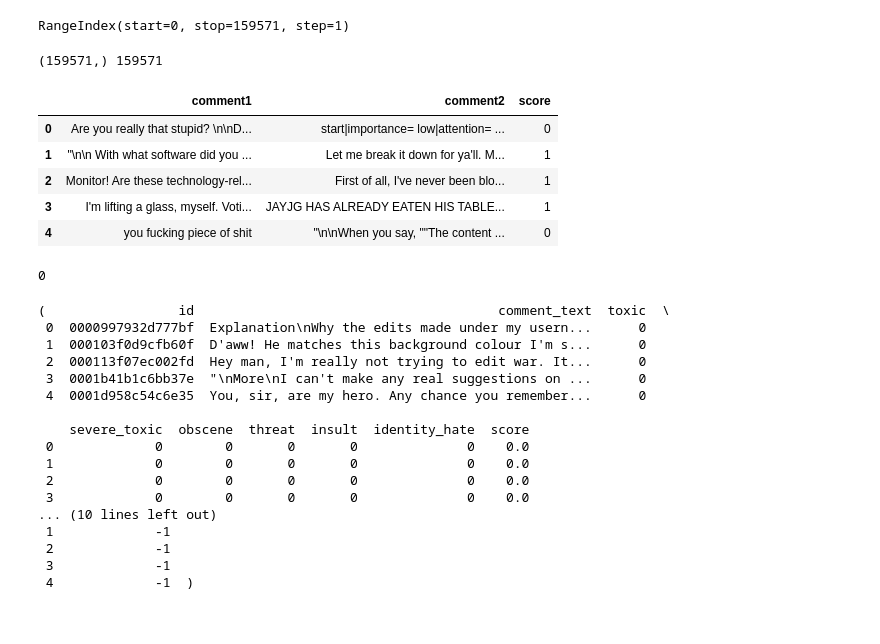
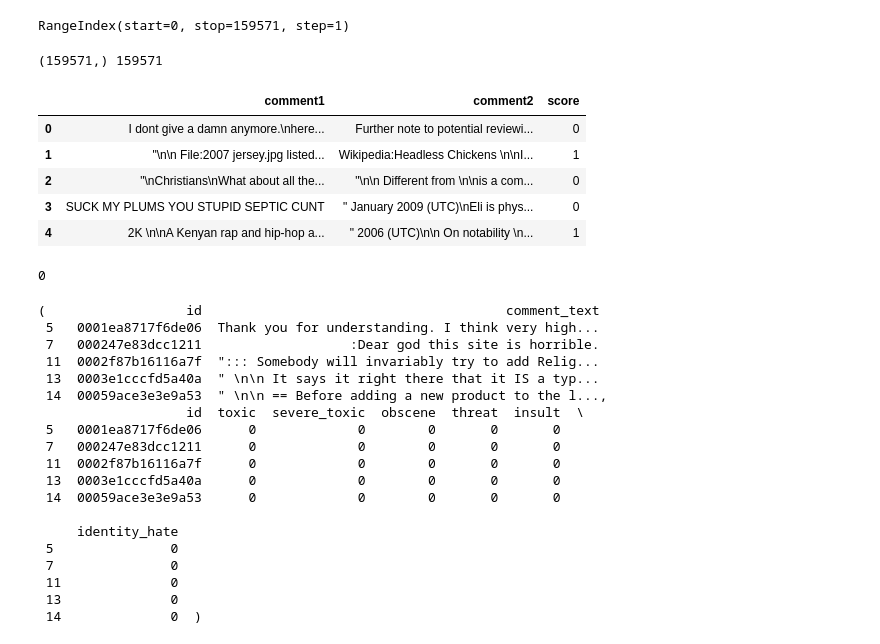
Before and after one commit to rajpabari/gflownets-rlhf, a Jupyter notebook: Generate_label_pairs.ipynb, the cells around one changed output. Drawn from its saved outputs; the diff is of its cells as text; code cells hidden in the pictures.

```diff
--- a/Generate_label_pairs.ipynb
+++ b/Generate_label_pairs.ipynb
@@ -43,7 +43,7 @@ RangeIndex(start=0, stop=159571, step=1)
 from tqdm import tqdm
 import itertools
 import random
-def create_pairwise_dataset(df,max_size=250000):
+def create_pairwise_dataset(df,max_size=80000):
     # Create all pairwise combinations of comments
     pool = np.random.permutation(df.index.stop)
     pool2 = np.random.permutation(df.index.stop)
@@ -57,38 +57,38 @@ def create_pairwise_dataset(df,max_size=250000):
       while len(pairs) < max_size:
           k+=1
           if k == df.index.stop-1:
               pool = np.random.permutation(df.index.stop)
               pool2 = np.random.permutation(df.index.stop)
               k=0
           #print(k,pool[k],pool2[k])
           i=pool[k]
           j=pool2[k]
           comment_i = df.loc[i, 'comment_text']
           comment_j = df.loc[j, 'comment_text']
           score_i = df.loc[i, 'score']
           score_j = df.loc[j, 'score']
 
           # Determine the label based on the scores
           if score_i < score_j:
               label = 1
           elif score_i > score_j:
               label = 0
           else:
             continue
           pairs.append((comment_i, comment_j, label))
           pbar.update(1)
 
     return  pd.DataFrame(pairs, columns=["comment1","comment2","score"])
 train_df = create_pairwise_dataset(train_data)
 train_df.head()
 # %% [output]
 (159571,) 159571
 |  | comment1 | comment2 | score |
-| 0 | Are you really that stupid? \n\nD... | start|importance= low|attention= ... | 0 |
-| 1 | "\n\n With what software did you ... | Let me break it down for ya'll. M... | 1 |
-| 2 | Monitor! Are these technology-rel... | First of all, I've never been blo... | 1 |
-| 3 | I'm lifting a glass, myself. Voti... | JAYJG HAS ALREADY EATEN HIS TABLE... | 1 |
-| 4 | you fucking piece of shit | "\n\nWhen you say, ""The content ... | 0 |
+| 0 | I dont give a damn anymore.\nhere... | Further note to potential reviewi... | 0 |
+| 1 | "\n\n File:2007 jersey.jpg listed... | Wikipedia:Headless Chickens \n\nI... | 1 |
+| 2 | "\nChristians\nWhat about all the... | "\n\n Different from \n\nis a com... | 0 |
+| 3 | SUCK MY PLUMS YOU STUPID SEPTIC CUNT | " January 2009 (UTC)\nEli is phys... | 0 |
+| 4 | 2K \n\nA Kenyan rap and hip-hop a... | " 2006 (UTC)\n\n On notability \n... | 1 |
 # %%
 train_df.to_csv("./train_reward.csv")
 # %%
@@ -99,22 +99,26 @@ gc.collect()
 # %%
 test_data=pd.read_csv("gflownets-rlhf/data/test.csv")
 test_labels=pd.read_csv("gflownets-rlhf/data/test_labels.csv")
-train_data.head(), test_labels.head()
+test_data = test_data[(test_labels['toxic'] >= 0) & (test_labels['severe_toxic'] >= 0) & (test_labels['obscene'] >= 0) & (test_labels['threat'] >= 0) & (test_labels['insult'] >= 0) & (test_labels['identity_hate'] >= 0)]
+test_labels = test_labels[(test_labels['toxic'] >= 0) & (test_labels['severe_toxic'] >= 0) & (test_labels['obscene'] >= 0) & (test_labels['threat'] >= 0) & (test_labels['insult'] >= 0) & (test_labels['identity_hate'] >= 0)]
+test_data.head(), test_labels.head()
 # %% [output]
-(                 id                                       comment_text  toxic  \
- 0  0000997932d777bf  Explanation\nWhy the edits made under my usern...      0
- 1  000103f0d9cfb60f  D'aww! He matches this background colour I'm s...      0
- 2  000113f07ec002fd  Hey man, I'm really not trying to edit war. It...      0
- 3  0001b41b1c6bb37e  "\nMore\nI can't make any real suggestions on ...      0
- 4  0001d958c54c6e35  You, sir, are my hero. Any chance you remember...      0
+(                  id                                       comment_text
+ 5   0001ea8717f6de06  Thank you for understanding. I think very high...
+ 7   000247e83dcc1211                   :Dear god this site is horrible.
+ 11  0002f87b16116a7f  "::: Somebody will invariably try to add Relig...
+ 13  0003e1cccfd5a40a  " \n\n It says it right there that it IS a typ...
+ 14  00059ace3e3e9a53  " \n\n == Before adding a new product to the l...,
+                   id  toxic  severe_toxic  obscene  threat  insult  \
+ 5   0001ea8717f6de06      0             0        0       0       0
+ 7   000247e83dcc1211      0             0        0       0       0
+ 11  0002f87b16116a7f      0             0        0       0       0
+ 13  0003e1cccfd5a40a      0             0        0       0       0
+ 14  00059ace3e3e9a53      0             0        0       0       0
 
-    severe_toxic  obscene  threat  insult  identity_hate  score
- 0             0        0       0       0              0    0.0
- 1             0        0       0       0              0    0.0
- 2             0        0       0       0              0    0.0
- 3             0        0       0       0              0    0.0
-... (10 lines left out)
- 1             -1
- 2             -1
- 3             -1
- 4             -1  )
+     identity_hate
+ 5               0
+ 7               0
+ 11              0
+ 13              0
+ 14              0  )
```
Also changed, not shown: parts of 3 cells of this notebook.
